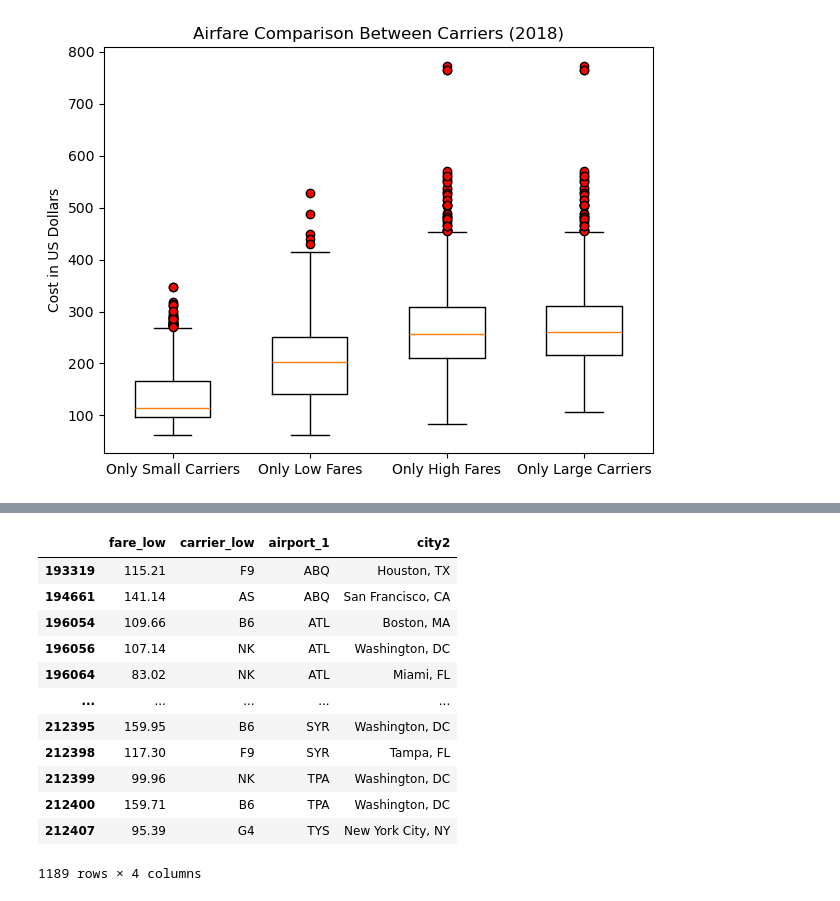
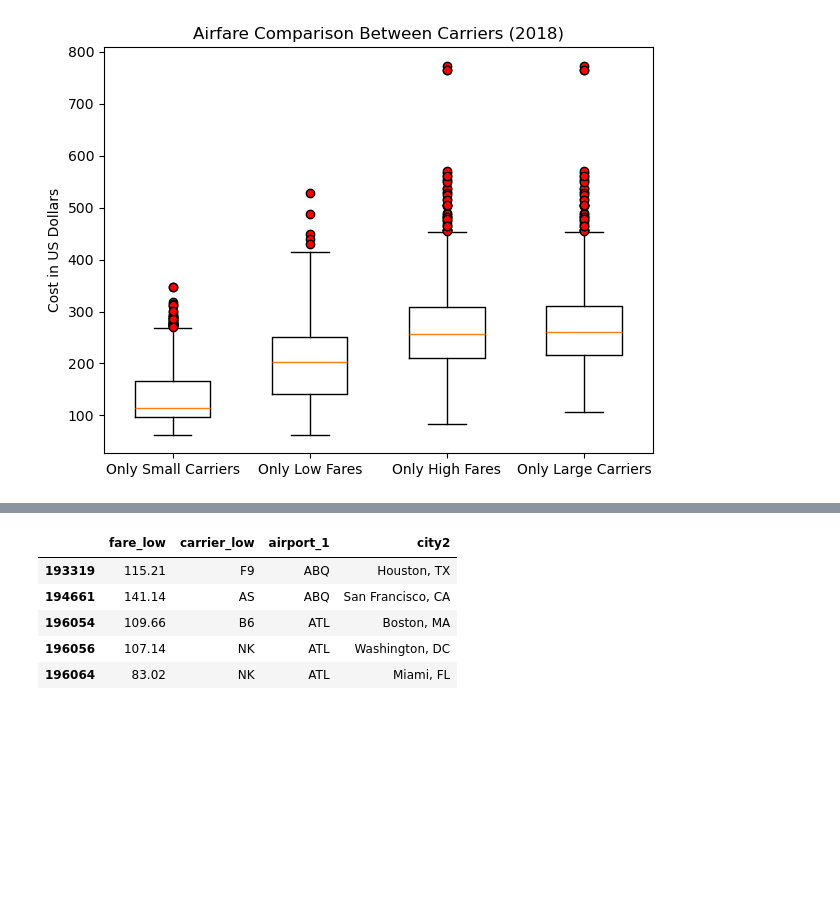
Before and after one commit to cosmopaladin/project-1, a Jupyter notebook: airfare.ipynb, the cells around one changed output, grey strips where cells are left out. Cells and saved outputs as stored; diff of their text form; code cells hidden in the pictures; blank space fills up the shorter version.

```diff
--- a/airfare.ipynb
+++ b/airfare.ipynb
@@ -359,29 +360,23 @@ low_carriers_df.dropna().head()
 | 196056 | 107.14 | NK | WN | 155.49 | Atlanta, GA (Metropolitan Area) | ATL | BWI | Washington, DC (Metropolitan Area) | 10397 | ... |
 | 196064 | 83.02 | NK | DL | 146.33 | Atlanta, GA (Metropolitan Area) | ATL | FLL | Miami, FL (Metropolitan Area) | 10397 | ... |
 # %%
+#small airline outgoing
 small_airlines_df = low_carriers_df[['fare_low', 'carrier_low', #'city1',
                                      'airport_1',
                                      #'airport_2',
                                      'city2'
                                      ]].copy()
 
 
 small_airlines_df['city2'] = small_airlines_df['city2'].str.replace(r'\s*\(Metropolitan Area\)', '', regex=True)
-small_airlines_df
+small_airlines_df.head()
 # %% [output]
 |  | fare_low | carrier_low | airport_1 | city2 |
 | 193319 | 115.21 | F9 | ABQ | Houston, TX |
 | 194661 | 141.14 | AS | ABQ | San Francisco, CA |
 | 196054 | 109.66 | B6 | ATL | Boston, MA |
 | 196056 | 107.14 | NK | ATL | Washington, DC |
 | 196064 | 83.02 | NK | ATL | Miami, FL |
-| ... | ... | ... | ... | ... |
-| 212395 | 159.95 | B6 | SYR | Washington, DC |
-| 212398 | 117.30 | F9 | SYR | Tampa, FL |
-| 212399 | 99.96 | NK | TPA | Washington, DC |
-| 212400 | 159.71 | B6 | TPA | Washington, DC |
-| 212407 | 95.39 | G4 | TYS | New York City, NY |
-1189 rows × 4 columns
 # %%
 # rename carriers
 carrier_mapping = {
```
Also changed, not shown: parts of 11 cells of this notebook.
